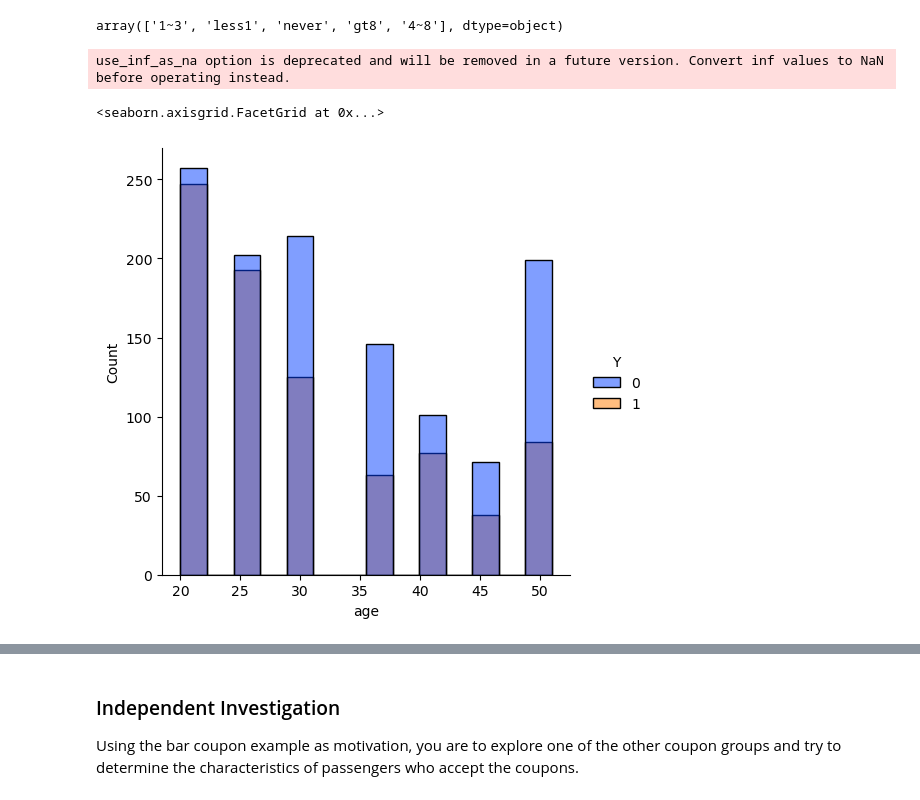
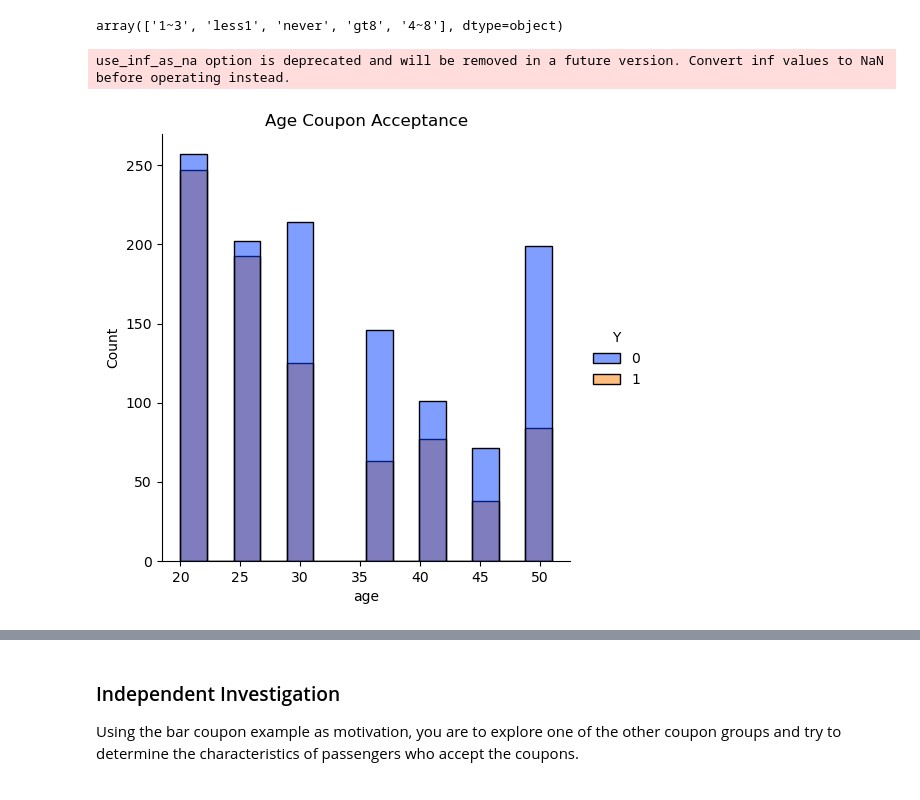
Before and after one commit to asdubey/ucb-pcmlai-pa-5-1-coupon-analysis, a Jupyter notebook: prompt.ipynb, the cells around one changed output, grey strips where cells are left out. Saved outputs shown, nothing was run; the diff lists cells and outputs as text; code cells hidden in the pictures.

Commit message:
Clean charts.

```diff
--- a/prompt.ipynb
+++ b/prompt.ipynb
@@ -448,14 +428,9 @@ barCouponDF["Restaurant20To50"].unique()
 # %% [output]
 array(['1~3', 'less1', 'never', 'gt8', '4~8'], dtype=object)
 # %%
-sns.displot(barCouponDF, x="age", hue="Y", palette='bright')
-# sns.histplot(barCouponDF, x="age", hue="Y", palette='bright')
-
-# .set_title('Bar Coupons Acceptance Rate for Age Groups')
-# plt.savefig('images/bar_coupons_age.png')
-# plt.figure(figsize=(5,5))
+sns.displot(barCouponDF, x="age", hue="Y", palette='bright').set(title='Age Coupon Acceptance')
+plt.savefig('images/bar_coupons_age_disp.png')
 # %% [output]
 use_inf_as_na option is deprecated and will be removed in a future version. Convert inf values to NaN before operating instead.
-<seaborn.axisgrid.FacetGrid at 0x...>
-[figure, old version]
+[figure, new version]
 # %%
```
Also changed, not shown: parts of 22 cells of this notebook.
